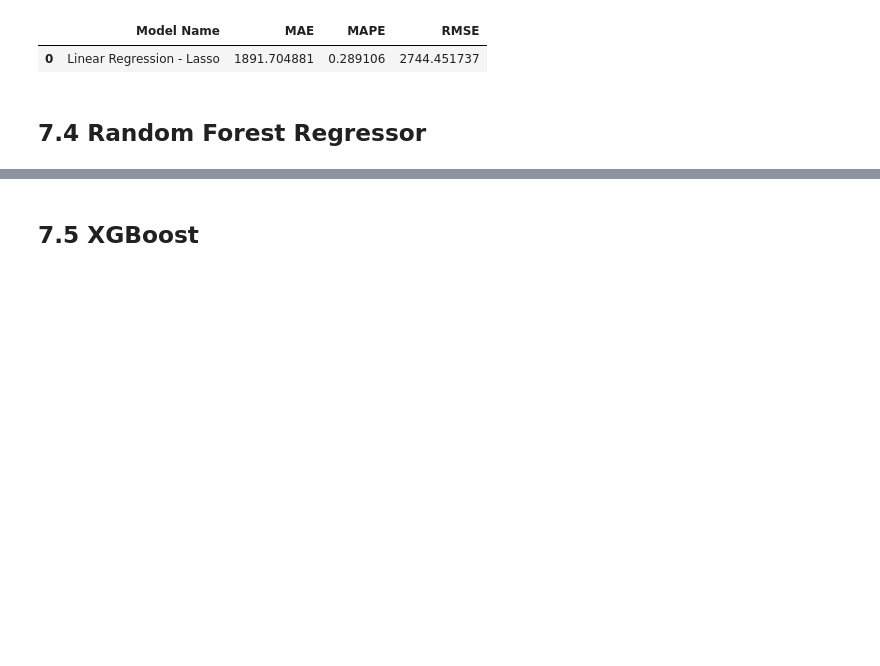
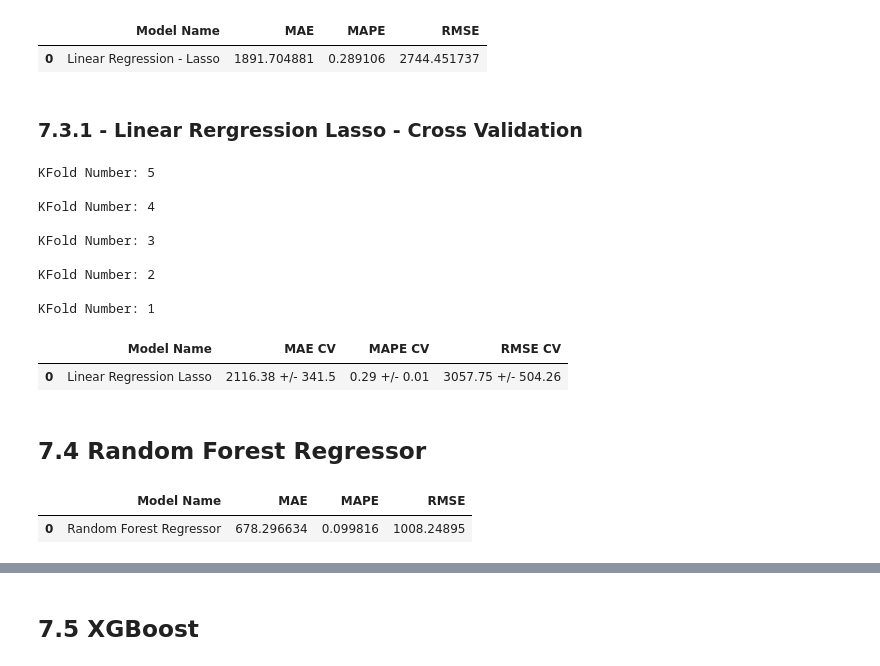
Before and after one commit to polloncarlos/rossmann_sales_predict, a Jupyter notebook: m07_v01_store_sales_prediction.ipynb, the cells around one changed output, grey strips where cells are left out. Drawn from its saved outputs; the diff is of its cells as text; code cells hidden in the pictures; blank space fills up the shorter version.

```diff
--- a/m07_v01_store_sales_prediction.ipynb
+++ b/m07_v01_store_sales_prediction.ipynb
@@ -1119,5 +1147,35 @@ lrr_result
 # %% [output]
 |  | Model Name | MAE | MAPE | RMSE |
 | 0 | Linear Regression - Lasso | 1891.704881 | 0.289106 | 2744.451737 |
+# %% [markdown]
+### 7.3.1 - Linear Rergression Lasso - Cross Validation
+# %%
+lrr_result_cv = cross_validation(x_training, 5, 'Linear Regression Lasso', lrr, verbose=True)
+lrr_result_cv
+# %% [output]
+KFold Number: 5
+
+KFold Number: 4
+
+KFold Number: 3
+
+KFold Number: 2
+
+KFold Number: 1
+|  | Model Name | MAE CV | MAPE CV | RMSE CV |
+| 0 | Linear Regression Lasso | 2116.38 +/- 341.5 | 0.29 +/- 0.01 | 3057.75 +/- 504.26 |
 # %% [markdown]
 ## 7.4 Random Forest Regressor
+# %%
+# model
+rf = RandomForestRegressor(n_estimators=100, n_jobs=-1, random_state=42).fit(x_train, y_train)
+
+# prediction
+yhat_rf = rf.predict(x_test)
+
+#performance
+rf_result = ml_error('Random Forest Regressor', np.expm1(y_test), np.expm1(yhat_rf))
+rf_result
+# %% [output]
+|  | Model Name | MAE | MAPE | RMSE |
+| 0 | Random Forest Regressor | 678.296634 | 0.099816 | 1008.24895 |
```
Also changed, not shown: parts of 16 cells of this notebook.
